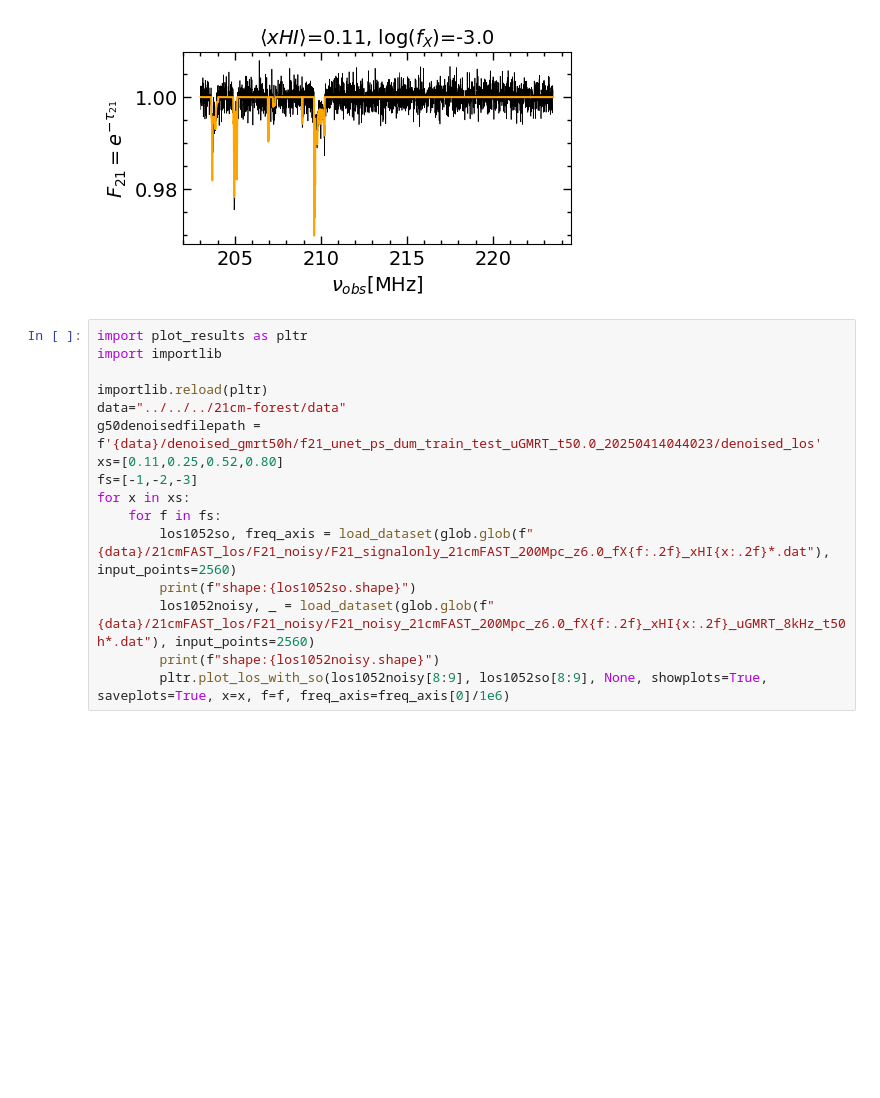
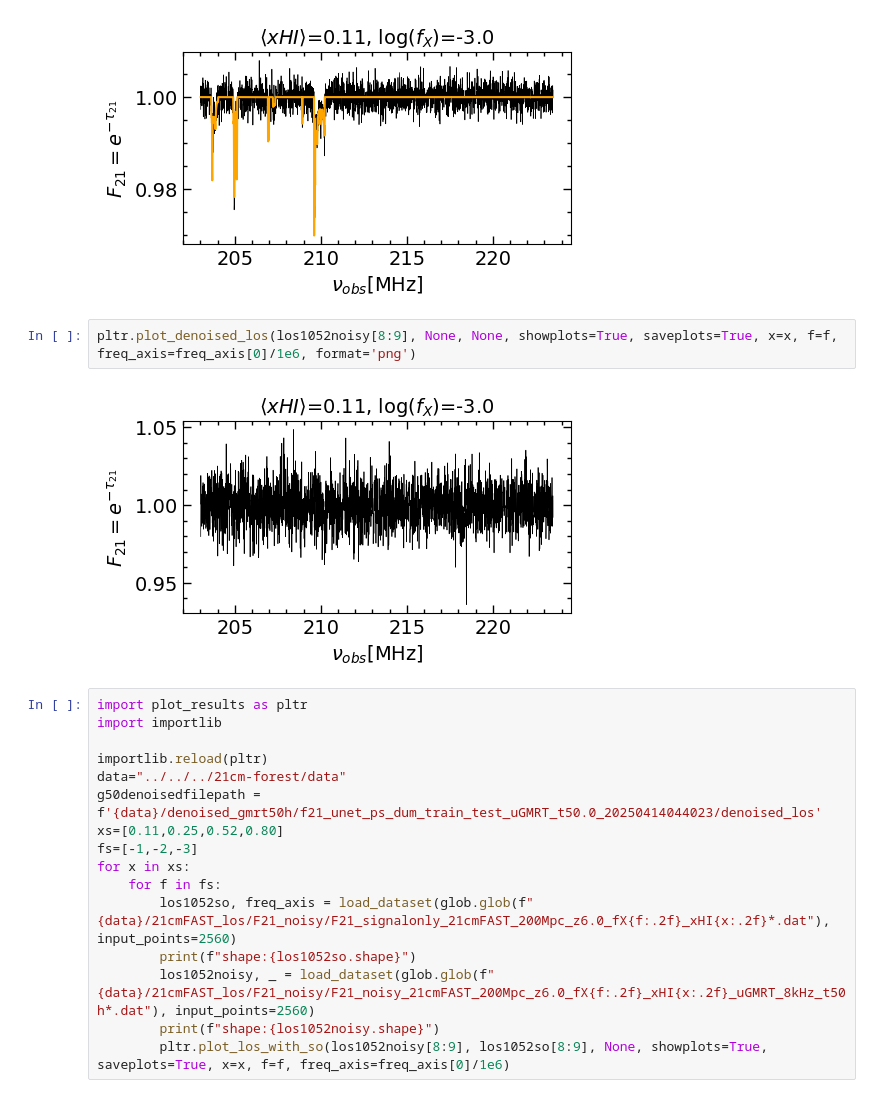
Before and after one commit to skp80286/21cm-forest_1DPS, a Jupyter notebook: ML/denoised_los_analysis.ipynb, the cells around one changed output. Saved outputs shown, nothing was run; the diff lists cells and outputs as text; blank space fills up the shorter version.

```diff
--- a/ML/denoised_los_analysis.ipynb
+++ b/ML/denoised_los_analysis.ipynb
@@ -345,6 +262,10 @@ Loaded los shape=(2000, 2762)
 Combined data shape: (2000, 2560)
 shape:(2000, 2560)
 [figure]
+# %%
+pltr.plot_denoised_los(los1052noisy[8:9], None, None, showplots=True, saveplots=True, x=x, f=f, freq_axis=freq_axis[0]/1e6, format='png')
+# %% [output]
+[figure, added]
 # %%
 import plot_results as pltr
 import importlib
```
Also changed, not shown: parts of 6 cells of this notebook, 6 other files.
